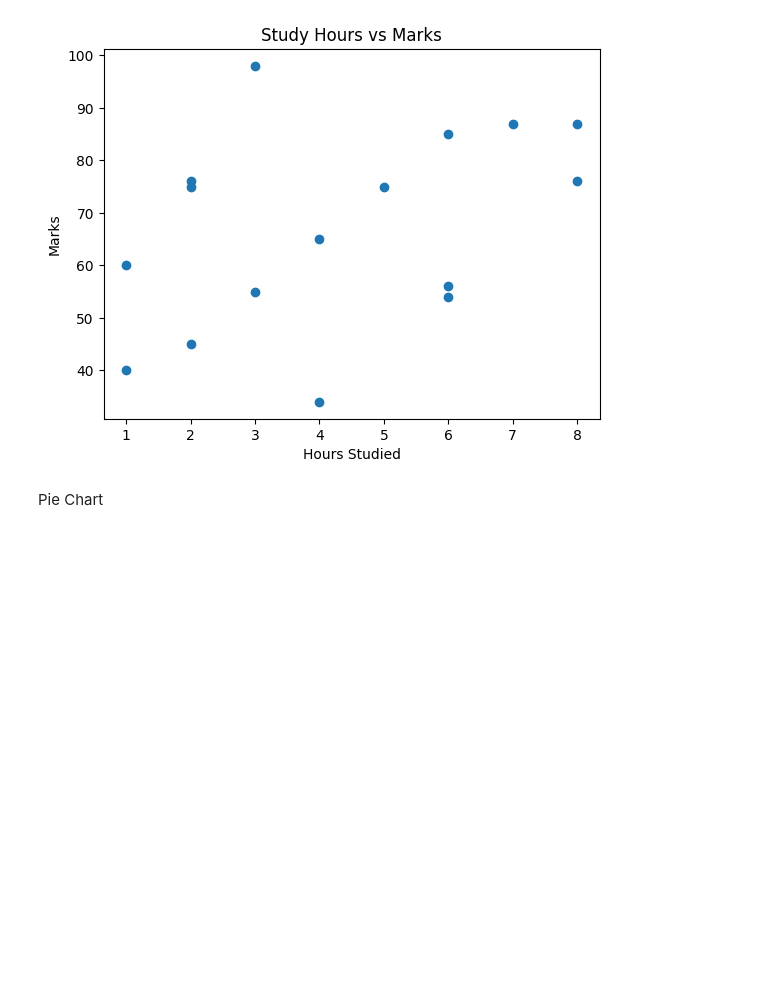
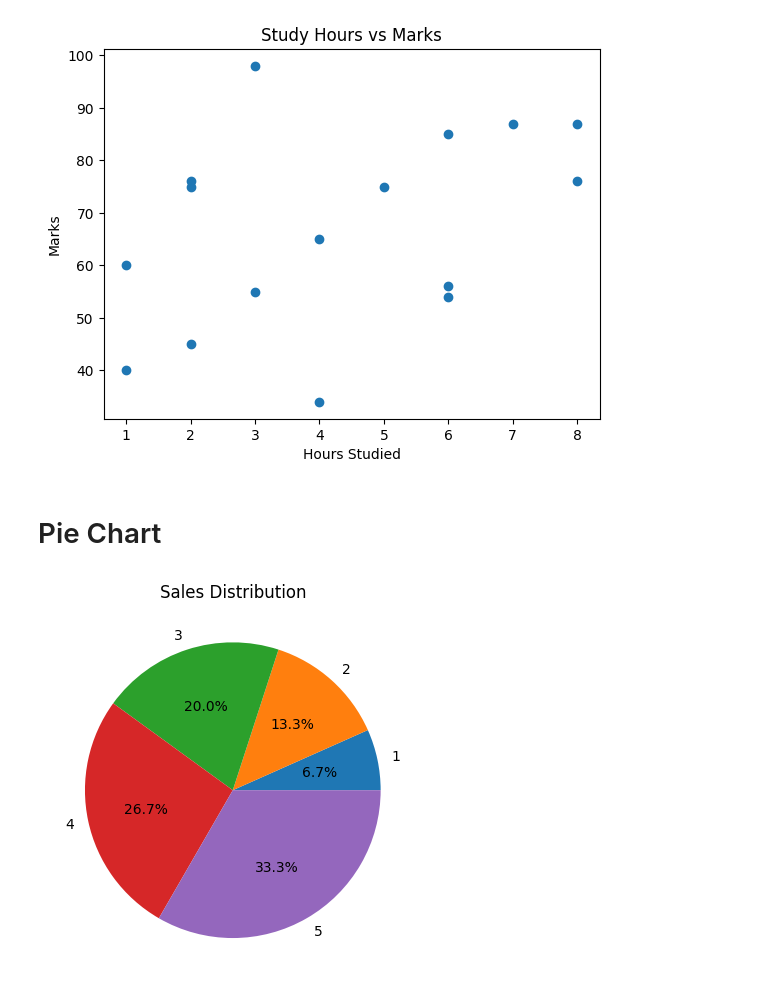
Before and after one commit to skarchana-ai/Machine-Learning, a Jupyter notebook: Matplotlib.ipynb, the cells around one changed output. Cells and saved outputs as stored; diff of their text form; code cells hidden in the pictures; blank space fills up the shorter version.

```diff
--- a/Matplotlib.ipynb
+++ b/Matplotlib.ipynb
@@ -263,5 +294,11 @@ plt.ylabel("Marks")
 plt.show()
 # %% [output]
 [figure]
-# %% [markdown]
-Pie Chart
+# %% [markdown]
+# Pie Chart
+# %%
+plt.pie(sales, labels=months, autopct='%1.1f%%') #autopct stands for Automatic Percentage.
+plt.title("Sales Distribution")
+plt.show()
+# %% [output]
+[figure, added]
```
Also changed, not shown: parts of 20 cells of this notebook.
